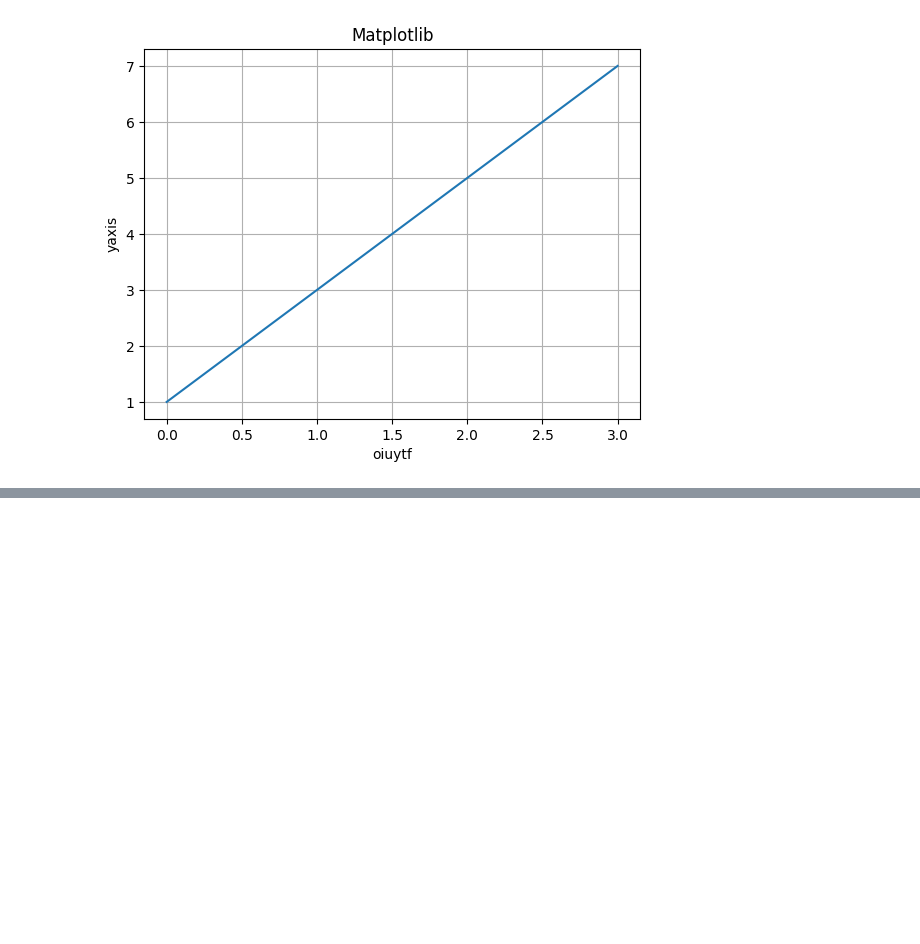
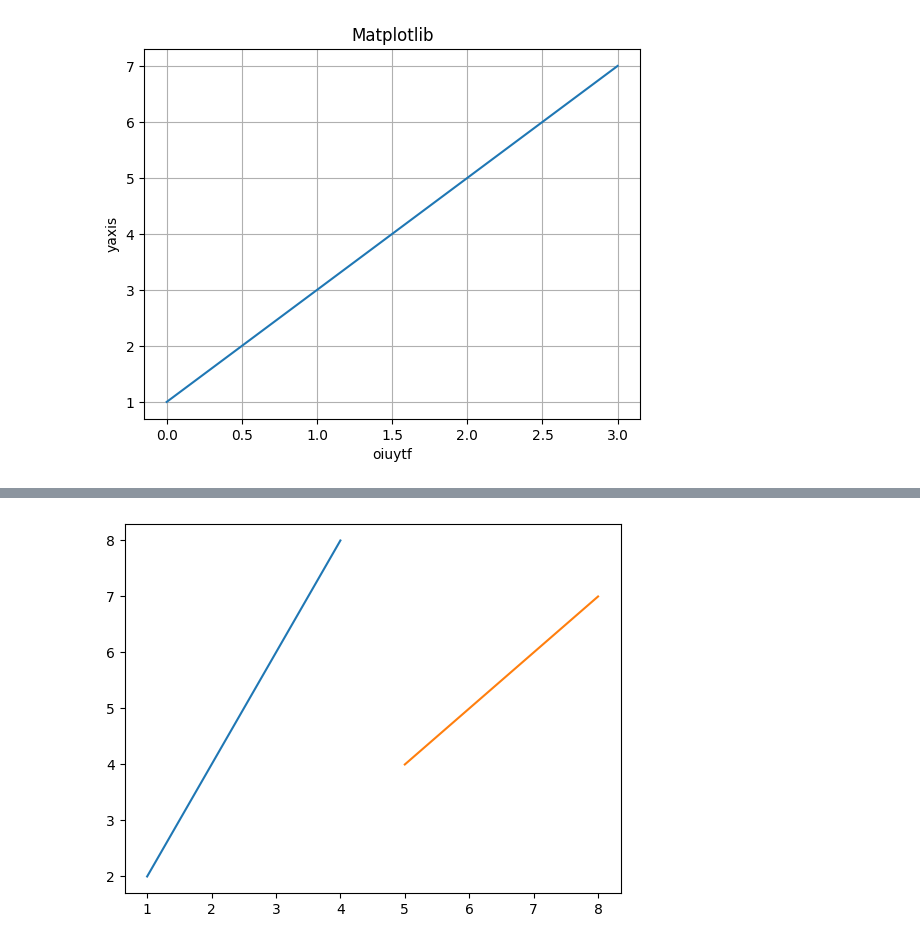
Before and after one commit to aadityendragauttam/SITP-12th-may, a Jupyter notebook: Matplotlib/basicmatplotlib.ipynb, the cells around one changed output, grey strips where cells are left out. Saved outputs shown, nothing was run; the diff lists cells and outputs as text; code cells hidden in the pictures; blank space fills up the shorter version.

```diff
--- a/Matplotlib/basicmatplotlib.ipynb
+++ b/Matplotlib/basicmatplotlib.ipynb
@@ -147,0 +138,10 @@ plt.show()
+# %%
+xpoint = np.array([1,2,3,4])
+ypoint = np.array([2,4,6,8])
+plt.plot(xpoint,ypoint)
+xxpoint = np.array([5,6,7,8])
+xypoint = np.array([4,5,6,7])
+plt.plot(xxpoint,xypoint)
+plt.show()
+# %% [output]
+[figure, added]
```
Also changed, not shown: parts of 25 cells of this notebook.
